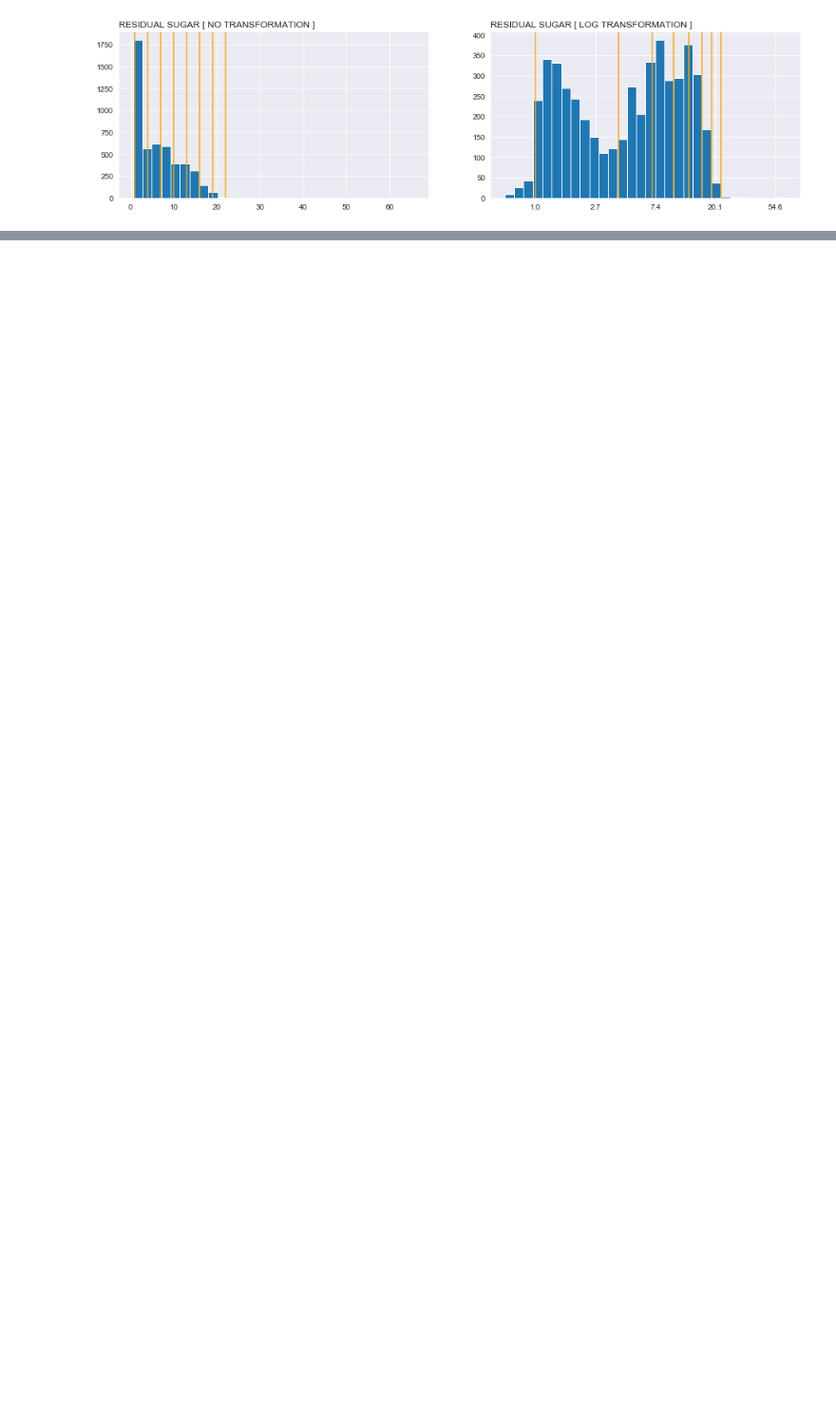
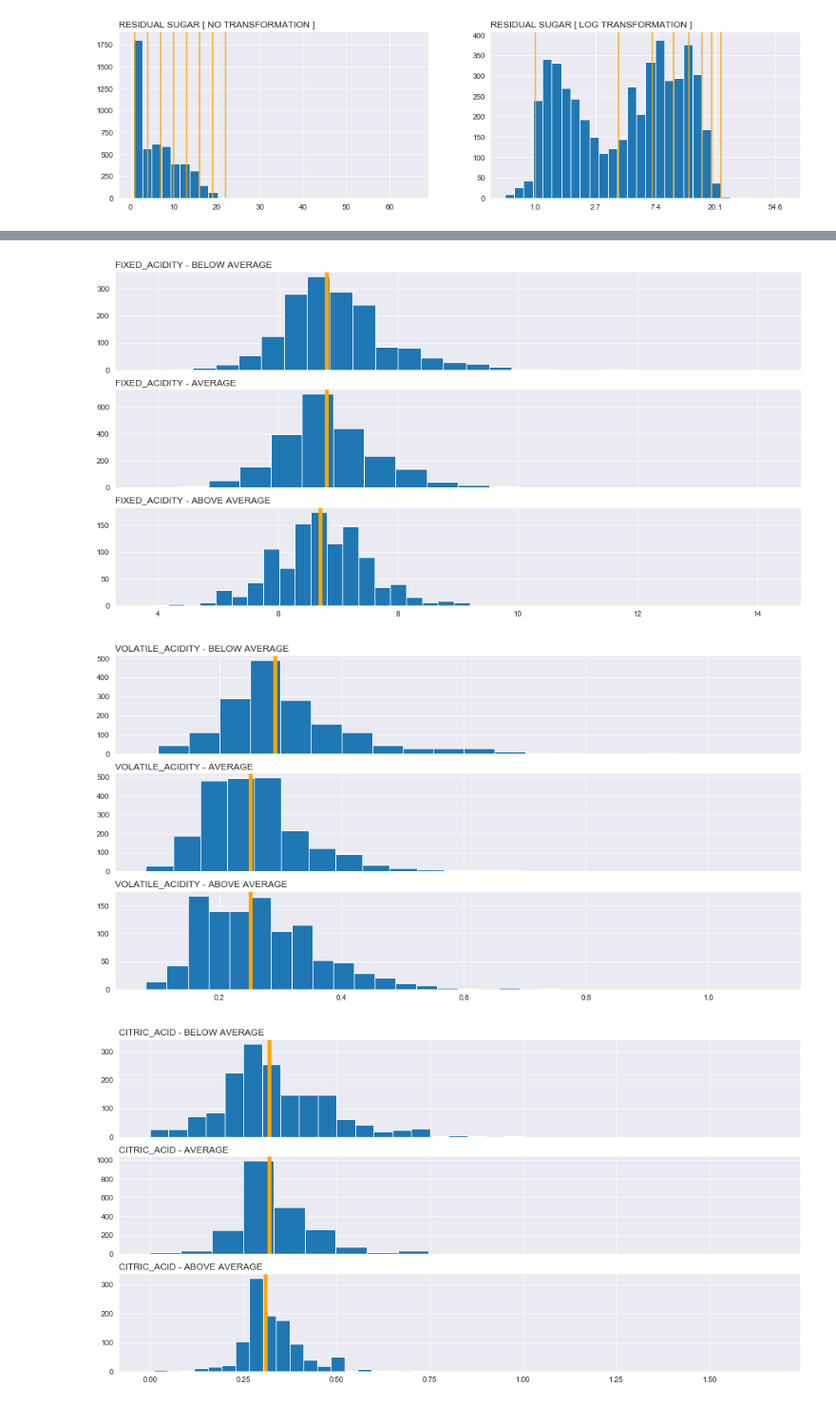
Before and after one commit to hoadcoder/SundayLearning, a Jupyter notebook: an04_wine_analysis.ipynb, the cells around one changed output, grey strips where cells are left out. Shown at 95% size. Saved outputs shown, nothing was run; the diff lists cells and outputs as text; code cells hidden in the pictures; blank space fills up the shorter version.

```diff
--- a/an04_wine_analysis.ipynb
+++ b/an04_wine_analysis.ipynb
@@ -90,0 +136,21 @@ for x in np.arange(1, 25, 3):
+# %%
+def plot_hist_by_quality_factor(dataframe, vector, bins=20):
+    fig, axs  = plt.subplots(3, 1, sharex=True, figsize=(16, 8))
+
+    quality_factors = ["Below Average", "Average", "Above Average"]
+    for i in [0, 1, 2]:
+        axi = axs[i]
+        filtered_dataframe = dataframe.query("quality_factor == '{}'".format(quality_factors[i]))
+        axi.hist(filtered_dataframe[vector], bins=bins)
+        axi.axvline(np.median(filtered_dataframe[vector]), color="orange", linewidth=5)
+        axi.set_title(vector.upper() + " - " + quality_factors[i].upper(), loc="left")
+    ;
+# %%
+columns_of_interest = df.columns[:11]
+
+for column_of_interest in columns_of_interest:
+    plot_hist_by_quality_factor(df, column_of_interest)
+# %% [output]
+[figure, added]
+[figure, added]
+[figure, added]
```
Also changed, not shown: parts of 16 cells of this notebook.
